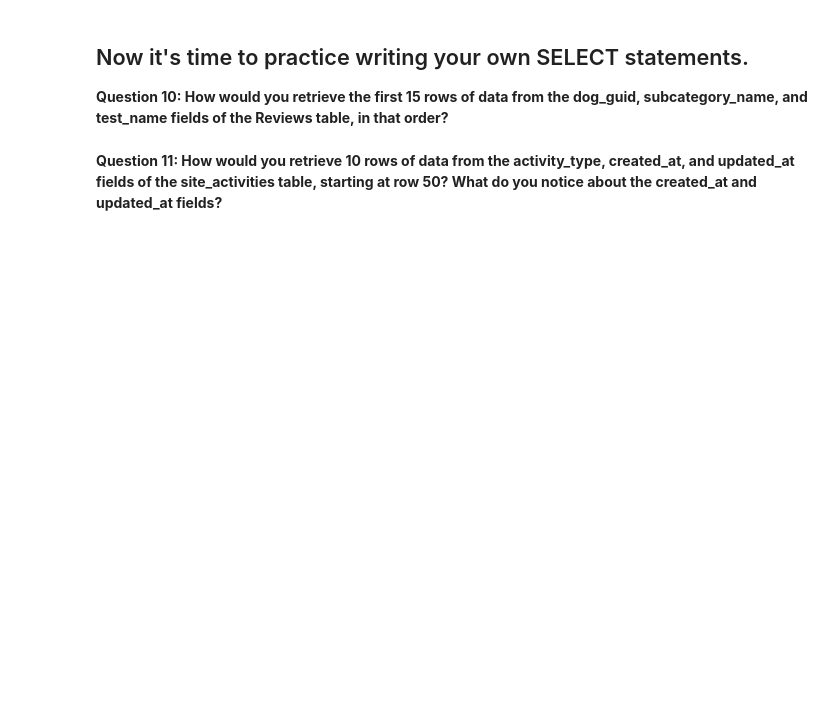
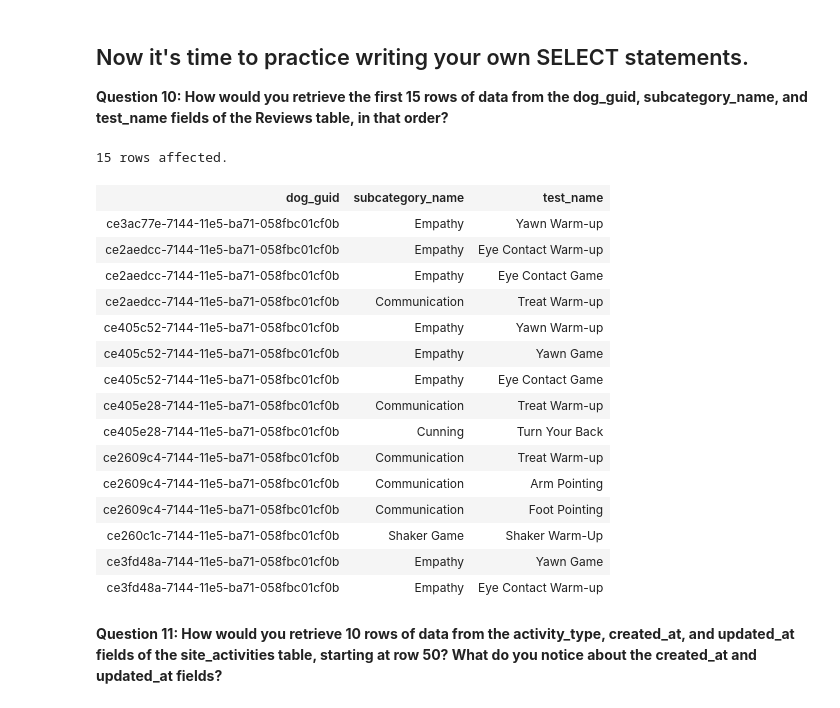
Before and after one commit to armandyne/Managing-Big-Data-with-MySQL, a Jupyter notebook: MySQL exercises/MySQL_Exercise_01_Looking_at_Your_Data.ipynb, the cells around one changed output. Saved outputs shown, nothing was run; the diff lists cells and outputs as text; code cells hidden in the pictures; blank space fills up the shorter version.

```diff
--- a/MySQL exercises/MySQL_Exercise_01_Looking_at_Your_Data.ipynb
+++ b/MySQL exercises/MySQL_Exercise_01_Looking_at_Your_Data.ipynb
@@ -316,5 +490,27 @@ FROM dogs LIMIT 5, 10;
 ## Now it's time to practice writing your own SELECT statements.
 
 **Question 10: How would you retrieve the first 15 rows of data from the dog_guid, subcategory_name, and test_name fields of the Reviews table, in that order?**
+# %%
+%%sql select dog_guid,subcategory_name,test_name
+from reviews
+limit 15;
+# %% [output]
+15 rows affected.
+| dog_guid | subcategory_name | test_name |
+| ce3ac77e-7144-11e5-ba71-058fbc01cf0b | Empathy | Yawn Warm-up |
+| ce2aedcc-7144-11e5-ba71-058fbc01cf0b | Empathy | Eye Contact Warm-up |
+| ce2aedcc-7144-11e5-ba71-058fbc01cf0b | Empathy | Eye Contact Game |
+| ce2aedcc-7144-11e5-ba71-058fbc01cf0b | Communication | Treat Warm-up |
+| ce405c52-7144-11e5-ba71-058fbc01cf0b | Empathy | Yawn Warm-up |
+| ce405c52-7144-11e5-ba71-058fbc01cf0b | Empathy | Yawn Game |
+| ce405c52-7144-11e5-ba71-058fbc01cf0b | Empathy | Eye Contact Game |
+| ce405e28-7144-11e5-ba71-058fbc01cf0b | Communication | Treat Warm-up |
+| ce405e28-7144-11e5-ba71-058fbc01cf0b | Cunning | Turn Your Back |
+| ce2609c4-7144-11e5-ba71-058fbc01cf0b | Communication | Treat Warm-up |
+| ce2609c4-7144-11e5-ba71-058fbc01cf0b | Communication | Arm Pointing |
+| ce2609c4-7144-11e5-ba71-058fbc01cf0b | Communication | Foot Pointing |
+| ce260c1c-7144-11e5-ba71-058fbc01cf0b | Shaker Game | Shaker Warm-Up |
+| ce3fd48a-7144-11e5-ba71-058fbc01cf0b | Empathy | Yawn Game |
+| ce3fd48a-7144-11e5-ba71-058fbc01cf0b | Empathy | Eye Contact Warm-up |
 # %% [markdown]
 **Question 11: How would you retrieve 10 rows of data from the activity_type, created_at, and updated_at fields of the site_activities table, starting at row 50?  What do you notice about the created_at and updated_at fields?**
```
Also changed, not shown: parts of 15 cells of this notebook, 2 other files.
